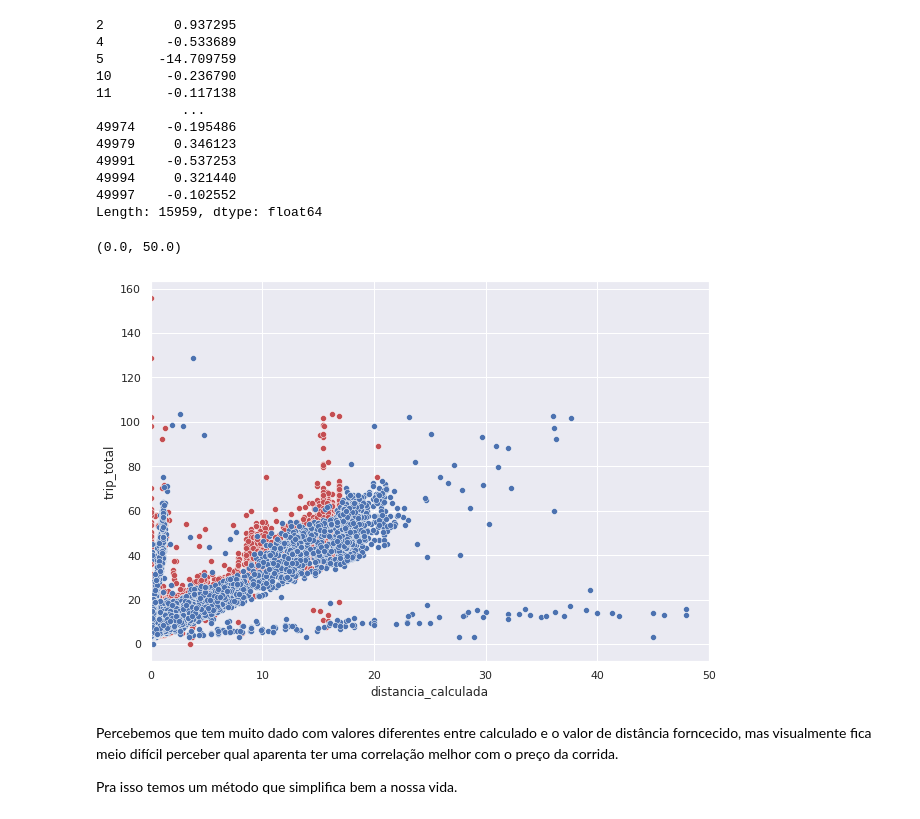
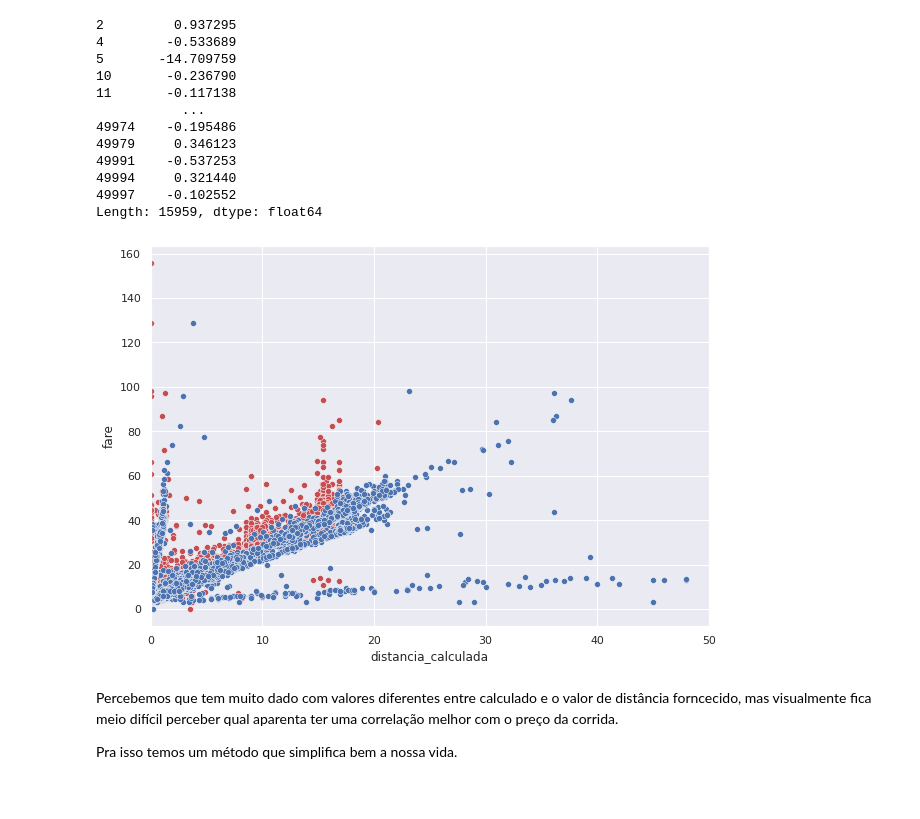
Before and after one commit to LeoFernanndes/portfolio, a Jupyter notebook: ChicagoTaxiRidePrice.ipynb, the cells around one changed output. Drawn from its saved outputs; the diff is of its cells as text; code cells hidden in the pictures.

```diff
--- a/ChicagoTaxiRidePrice.ipynb
+++ b/ChicagoTaxiRidePrice.ipynb
@@ -611,12 +664,12 @@ distance_difference
 49997    -0.102552
 Length: 15959, dtype: float64
 # %%
-sns.scatterplot(x='distancia_calculada', y='trip_total', color='r', data=df_com_deslocamento)
-sns.scatterplot(x='trip_miles', y='trip_total', color='b', data=df_com_deslocamento)
+sns.scatterplot(x='distancia_calculada', y='fare', color='r', data=df_com_deslocamento)
+sns.scatterplot(x='trip_miles', y='fare', color='b', data=df_com_deslocamento)
 plt.xlim(0, 50)
+plt.show()
 # %% [output]
-(0.0, 50.0)
-[figure, old version]
+[figure, new version]
 # %% [markdown]
 Percebemos que tem muito dado com valores diferentes entre calculado e o valor de distância forncecido, mas visualmente fica meio difícil perceber qual aparenta ter uma correlação melhor com o preço da corrida.
 
```
Also changed, not shown: parts of 31 cells of this notebook.
